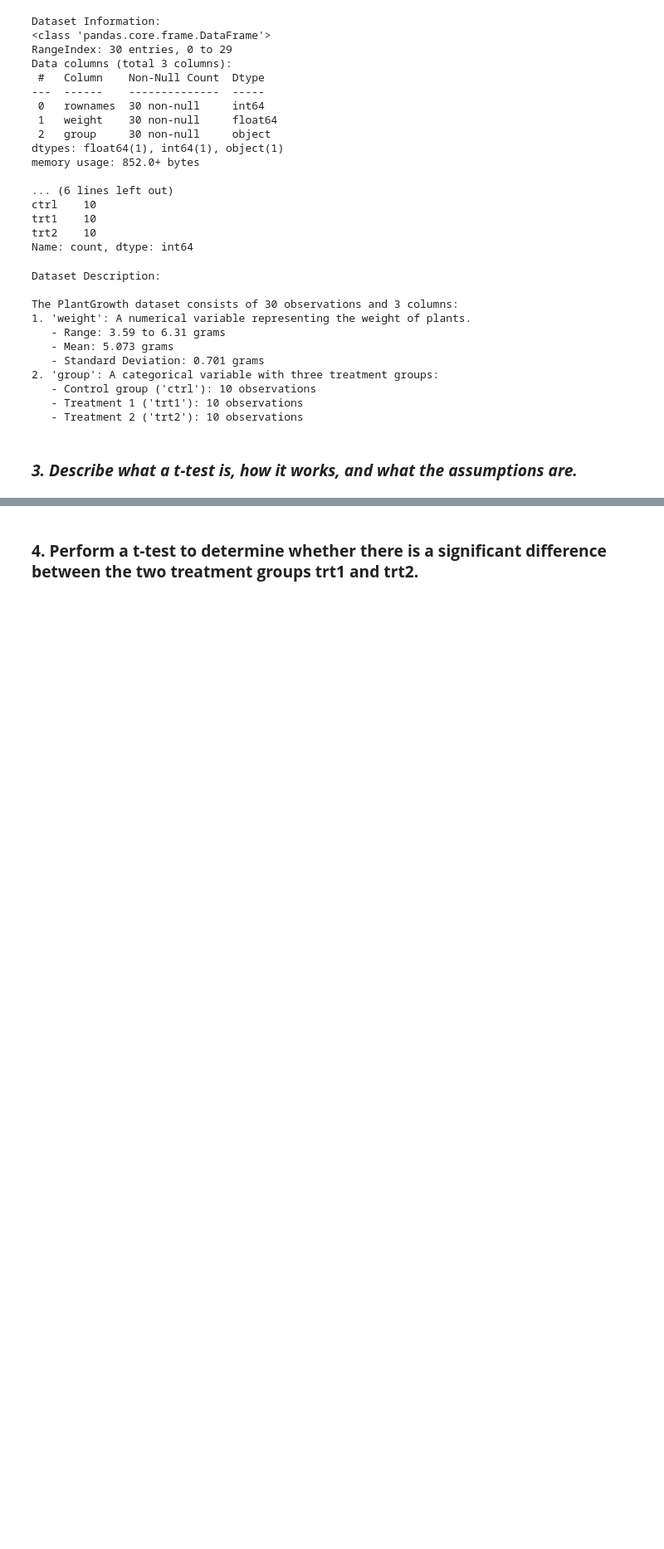
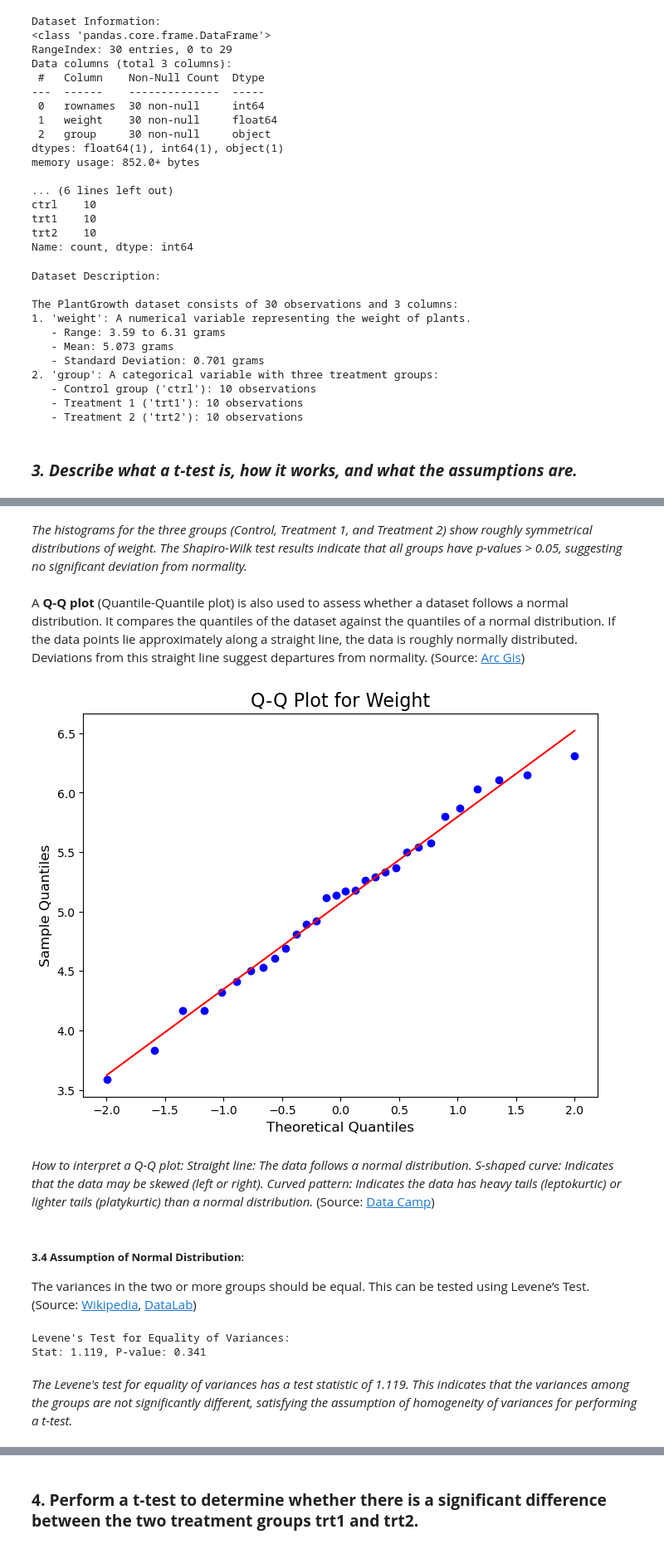
Before and after one commit to LaisColetta/Applied-Statistics, a Jupyter notebook: project.ipynb, the cells around one changed output, grey strips where cells are left out. Shown at 83% size. Cells and saved outputs as stored; diff of their text form; code cells hidden in the pictures; blank space fills up the shorter version.

```diff
--- a/project.ipynb
+++ b/project.ipynb
@@ -260,0 +279,37 @@ plt.show()
+# %% [markdown]
+_The histograms for the three groups (Control, Treatment 1, and Treatment 2) show roughly symmetrical distributions of weight. The Shapiro-Wilk test results indicate that all groups have p-values > 0.05, suggesting no significant deviation from normality._
+# %% [markdown]
+A **Q-Q plot** (Quantile-Quantile plot) is also used to assess whether a dataset follows a normal distribution. It compares the quantiles of the dataset against the quantiles of a normal distribution. If the data points lie approximately along a straight line, the data is roughly normally distributed. Deviations from this straight line suggest departures from normality. (Source: [Arc Gis](https://desktop.arcgis.com/en/arcmap/latest/extensions/geostatistical-analyst/normal-qq-plot-and-general-qq-plot.htm#:~:text=QQ%20plot%20example-,Examining%20data%20distributions%20using%20QQ%20plots,deviate%20from%20the%20reference%20line.))
+# %%
+plt.figure(figsize=(8, 6))
+stats.probplot(df['weight'], dist="norm", plot=plt)
+
+# Title and labels
+plt.title('Q-Q Plot for Weight', fontsize=16)
+plt.xlabel('Theoretical Quantiles', fontsize=12)
+plt.ylabel('Sample Quantiles', fontsize=12)
+
+# Show the plot
+plt.show()
+# %% [output]
+[figure, added]
+# %% [markdown]
+_How to interpret a Q-Q plot:_
+_Straight line: The data follows a normal distribution._
+_S-shaped curve: Indicates that the data may be skewed (left or right)._
+_Curved pattern: Indicates the data has heavy tails (leptokurtic) or lighter tails (platykurtic) than a normal distribution._
+(Source: [Data Camp](https://www.datacamp.com/tutorial/qq-plot))
+# %% [markdown]
+##### **3.4 Assumption of Normal Distribution**:
+The variances in the two or more groups should be equal. This can be tested using Levene’s Test. (Source: [Wikipedia](https://en.wikipedia.org/wiki/Levene%27s_test), [DataLab](https://datatab.net/tutorial/levene-test))
+# %%
+# Perform Levene's Test
+lvtest, lvpval = levene(ctrlw, trt1w, trt2w)
+
+print("\nLevene's Test for Equality of Variances:")
+print(f"Stat: {lvtest:.3f}, P-value: {lvpval:.3f}")
+# %% [output]
+Levene's Test for Equality of Variances:
+Stat: 1.119, P-value: 0.341
+# %% [markdown]
+_The Levene's test for equality of variances has a test statistic of 1.119. This indicates that the variances among the groups are not significantly different, satisfying the assumption of homogeneity of variances for performing a t-test._
```
Also changed, not shown: parts of 17 cells of this notebook, 1 other file.
